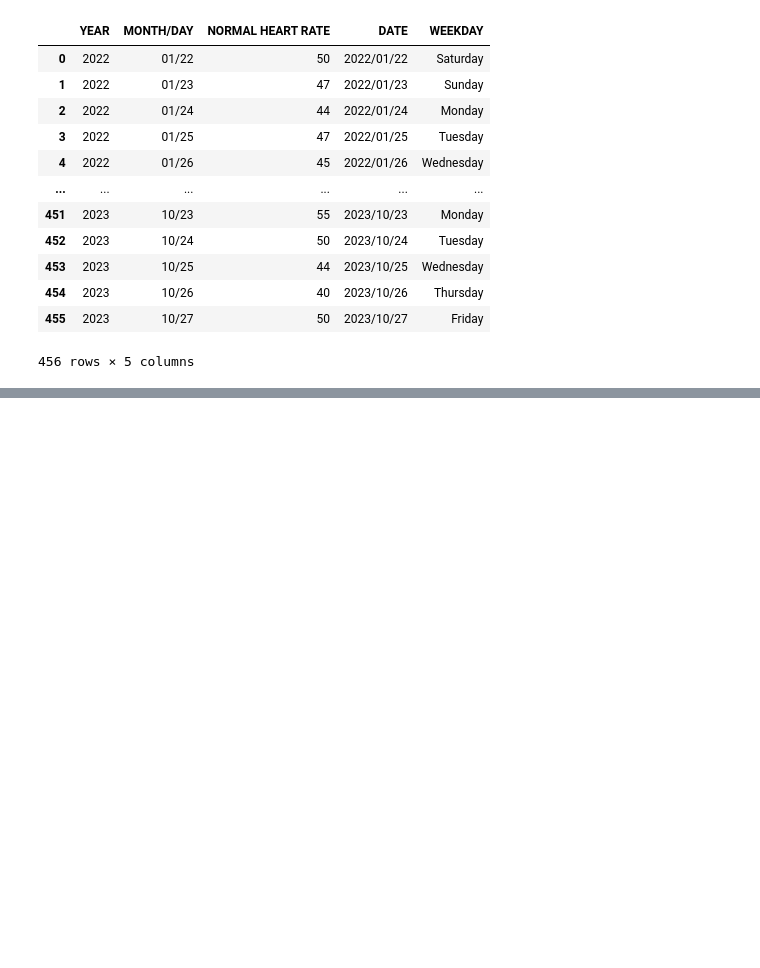
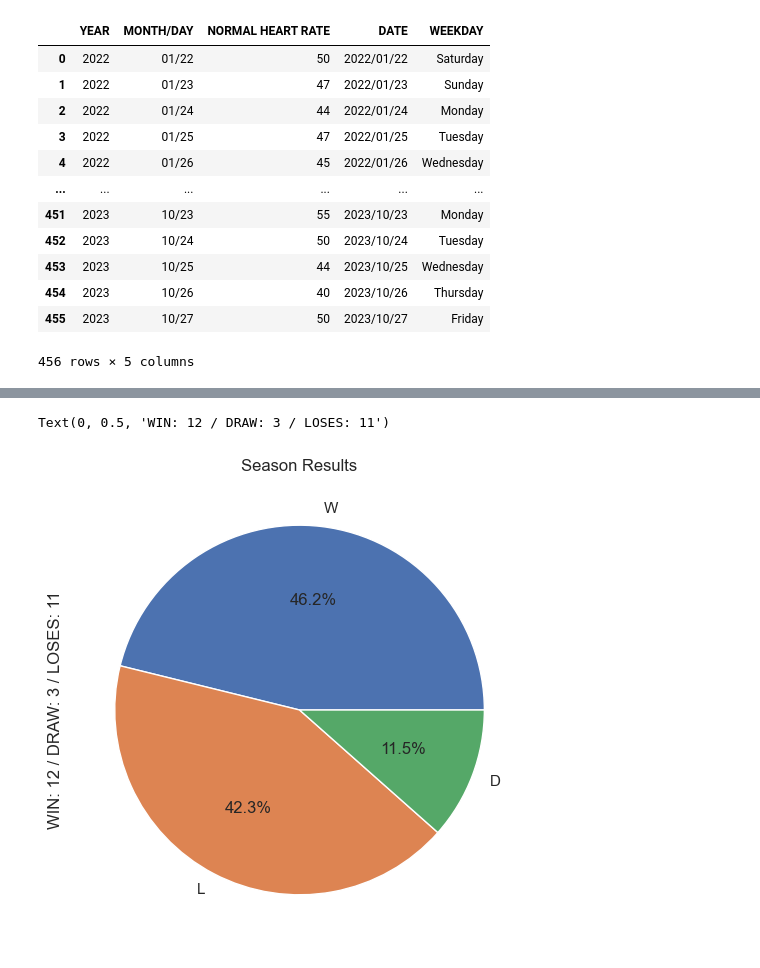
Before and after one commit to Miquelpg6/project_2, a Jupyter notebook: project_2/visualizations.ipynb, the cells around one changed output, grey strips where cells are left out. Drawn from its saved outputs; the diff is of its cells as text; code cells hidden in the pictures; blank space fills up the shorter version.

```diff
--- a/project_2/visualizations.ipynb
+++ b/project_2/visualizations.ipynb
@@ -92,0 +107,8 @@ plt.show()
+# %%
+
+stats.plot.pie(autopct="%.1f%%");
+plt.title("Season Results")
+plt.ylabel('WIN: 12 / DRAW: 3 / LOSES: 11')
+# %% [output]
+Text(0, 0.5, 'WIN: 12 / DRAW: 3 / LOSES: 11')
+[figure, added]
```
Also changed, not shown: parts of 15 cells of this notebook, 4 other files.
